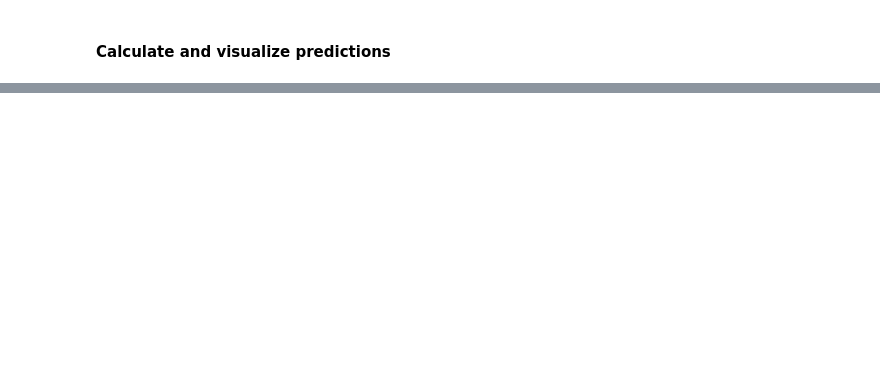
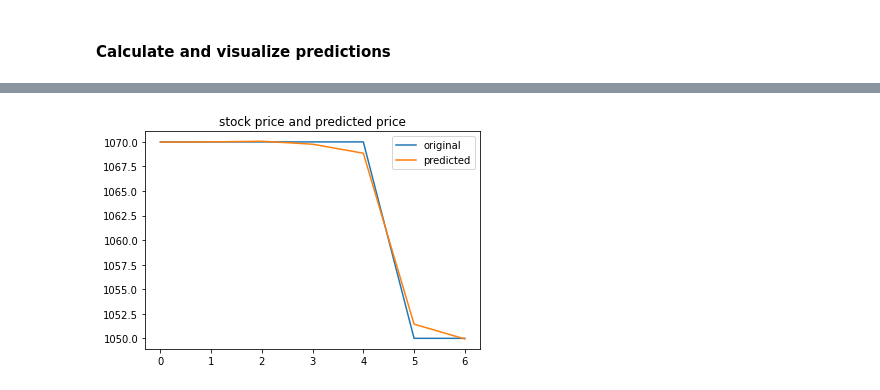
Before and after one commit to gjurcin/MacedoniaStockMarket, a Jupyter notebook: macedonian_stock_exchange_ivona.ipynb, the cells around one changed output, grey strips where cells are left out. Saved outputs shown, nothing was run; the diff lists cells and outputs as text; code cells hidden in the pictures; blank space fills up the shorter version.

```diff
--- a/macedonian_stock_exchange_ivona.ipynb
+++ b/macedonian_stock_exchange_ivona.ipynb
@@ -562,0 +532,9 @@ fig.show()
+# %%
+x_ax = range(len(y_valid))
+plt.plot(x_ax, y_valid, label="original")
+plt.plot(x_ax, model.predict(X_valid), label="predicted")
+plt.title("stock price and predicted price")
+plt.legend()
+plt.show()
+# %% [output]
+[figure, added]
```
Also changed, not shown: parts of 31 cells of this notebook.
